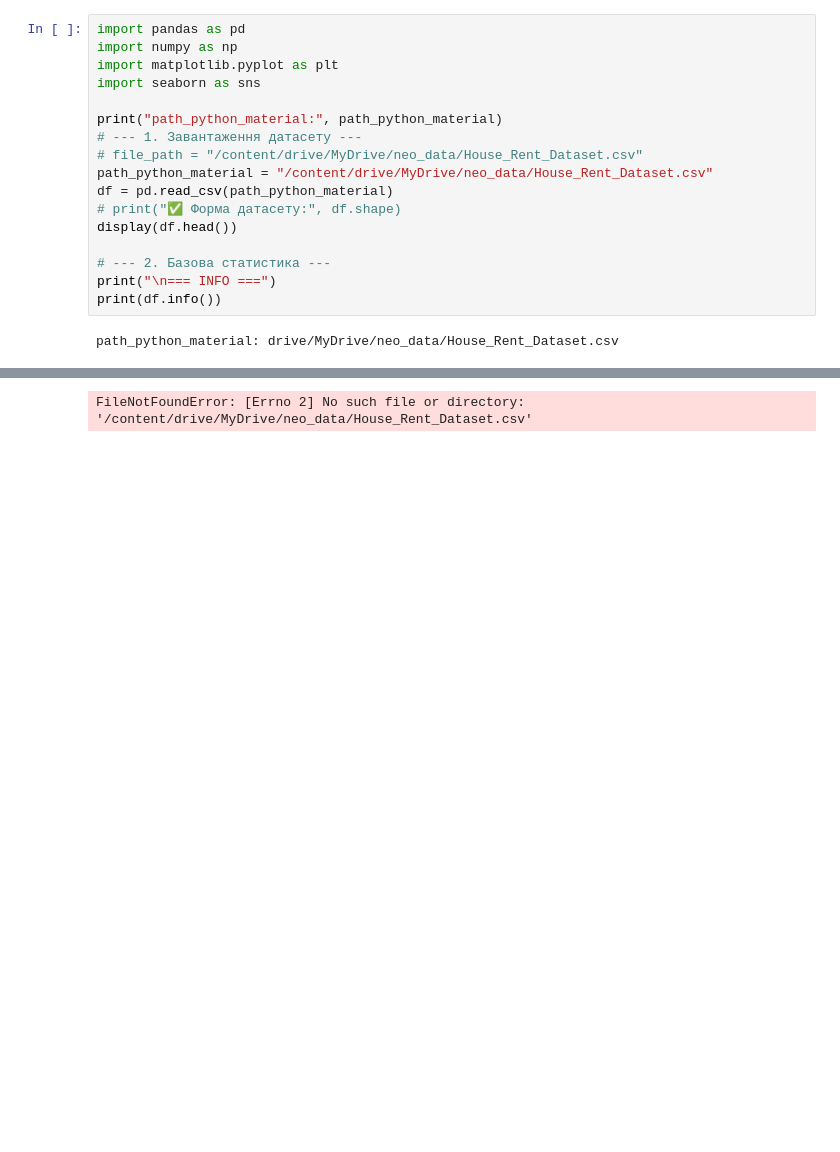
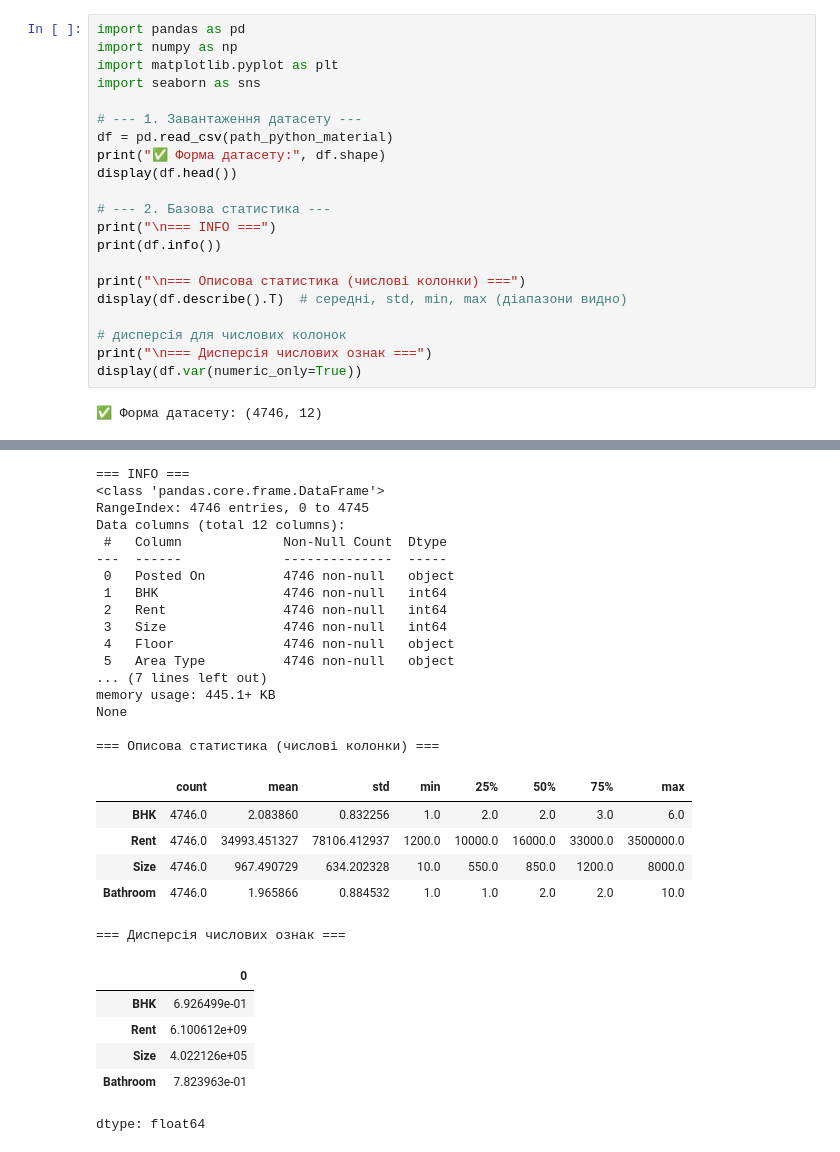
Before and after one commit to svetlanama/math, a Jupyter notebook: ДЗ10_Моісеєнко_Світлана_Олександрівна.ipynb, the cells around one changed output, grey strips where cells are left out. Cells and saved outputs as stored; diff of their text form; blank space fills up the shorter version.

```diff
--- a/ДЗ10_Моісеєнко_Світлана_Олександрівна.ipynb
+++ b/ДЗ10_Моісеєнко_Світлана_Олександрівна.ipynb
@@ -59,16 +65,20 @@ import numpy as np
 import matplotlib.pyplot as plt
 import seaborn as sns
 
-print("path_python_material:", path_python_material)
 # --- 1. Завантаження датасету ---
-# file_path = "/content/drive/MyDrive/neo_data/House_Rent_Dataset.csv"
-path_python_material = "/content/drive/MyDrive/neo_data/House_Rent_Dataset.csv"
 df = pd.read_csv(path_python_material)
-# print("✅ Форма датасету:", df.shape)
+print("✅ Форма датасету:", df.shape)
 display(df.head())
 
 # --- 2. Базова статистика ---
 print("\n=== INFO ===")
 print(df.info())
+
+print("\n=== Описова статистика (числові колонки) ===")
+display(df.describe().T)  # середні, std, min, max (діапазони видно)
+
+# дисперсія для числових колонок
+print("\n=== Дисперсія числових ознак ===")
+display(df.var(numeric_only=True))
 # %% [output]
-path_python_material: drive/MyDrive/neo_data/House_Rent_Dataset.csv
+✅ Форма датасету: (4746, 12)
@@ -75 +91,29 @@ path_python_material: drive/MyDrive/neo_data/House_Rent_Dataset.csv
-FileNotFoundError: [Errno 2] No such file or directory: '/content/drive/MyDrive/neo_data/House_Rent_Dataset.csv'
+=== INFO ===
+<class 'pandas.core.frame.DataFrame'>
+RangeIndex: 4746 entries, 0 to 4745
+Data columns (total 12 columns):
+ #   Column             Non-Null Count  Dtype
+---  ------             --------------  -----
+ 0   Posted On          4746 non-null   object
+ 1   BHK                4746 non-null   int64
+ 2   Rent               4746 non-null   int64
+ 3   Size               4746 non-null   int64
+ 4   Floor              4746 non-null   object
+ 5   Area Type          4746 non-null   object
+... (7 lines left out)
+memory usage: 445.1+ KB
+None
+
+=== Описова статистика (числові колонки) ===
+|  | count | mean | std | min | 25% | 50% | 75% | max |
+| BHK | 4746.0 | 2.083860 | 0.832256 | 1.0 | 2.0 | 2.0 | 3.0 | 6.0 |
+| Rent | 4746.0 | 34993.451327 | 78106.412937 | 1200.0 | 10000.0 | 16000.0 | 33000.0 | 3500000.0 |
+| Size | 4746.0 | 967.490729 | 634.202328 | 10.0 | 550.0 | 850.0 | 1200.0 | 8000.0 |
+| Bathroom | 4746.0 | 1.965866 | 0.884532 | 1.0 | 1.0 | 2.0 | 2.0 | 10.0 |
+=== Дисперсія числових ознак ===
+|  | 0 |
+| BHK | 6.926499e-01 |
+| Rent | 6.100612e+09 |
+| Size | 4.022126e+05 |
+| Bathroom | 7.823963e-01 |
+dtype: float64
```
Also changed, not shown: parts of 7 cells of this notebook.
